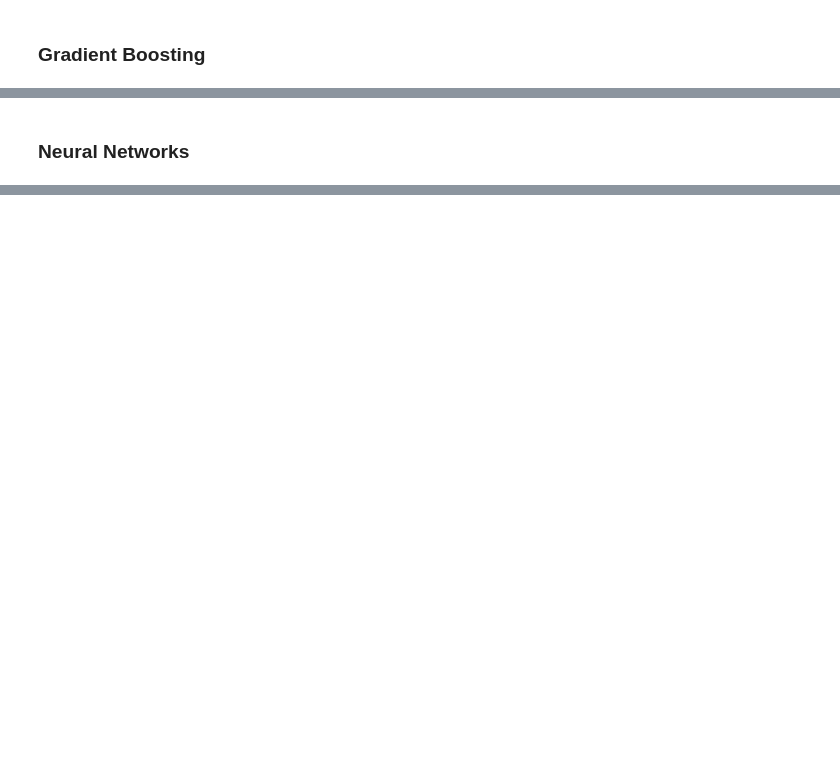
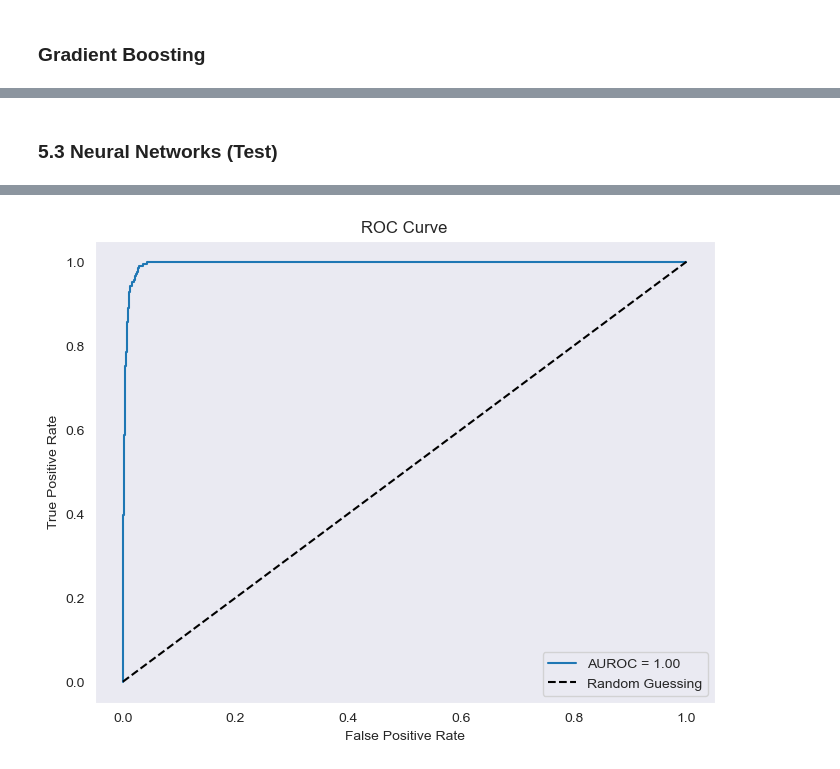
Before and after one commit to Berki65/CapstoneProject_MLF, a Jupyter notebook: Project.ipynb, the cells around one changed output, grey strips where cells are left out. Cells and saved outputs as stored; diff of their text form; code cells hidden in the pictures; blank space fills up the shorter version.

Commit message:
added neural network

```diff
--- a/Project.ipynb
+++ b/Project.ipynb
@@ -333,5 +389,5 @@ Confusion Matrix:
 # %% [markdown]
-### Neural Networks
+### 5.3 Neural Networks (Test)
 # %%
 import tensorflow as tf
 from tensorflow.keras.models import Sequential
@@ -392,5 +448,20 @@ print(f"False Negatives (FN): {FN_nn}")
 # Optionally, display the confusion matrix
 print("\nConfusion Matrix:")
 print(conf_matrix_nn)
+
+auroc = roc_auc_score(y_test, y_pred_proba_nn)
+print(f"AUROC: {auroc}")
+
+# Plot the ROC curve
+fpr, tpr, thresholds = roc_curve(y_test, y_pred_proba)
+plt.figure(figsize=(8, 6))
+plt.plot(fpr, tpr, label=f"AUROC = {auroc:.2f}")
+plt.plot([0, 1], [0, 1], 'k--', label="Random Guessing")
+plt.xlabel("False Positive Rate")
+plt.ylabel("True Positive Rate")
+plt.title("ROC Curve")
+plt.legend(loc="lower right")
+plt.grid()
+plt.show()
 # %% [output]
 Epoch 1/100
@@ -412,0 +484 @@ Confusion Matrix:
+[figure, added]
```
Also changed, not shown: parts of 12 cells of this notebook.
